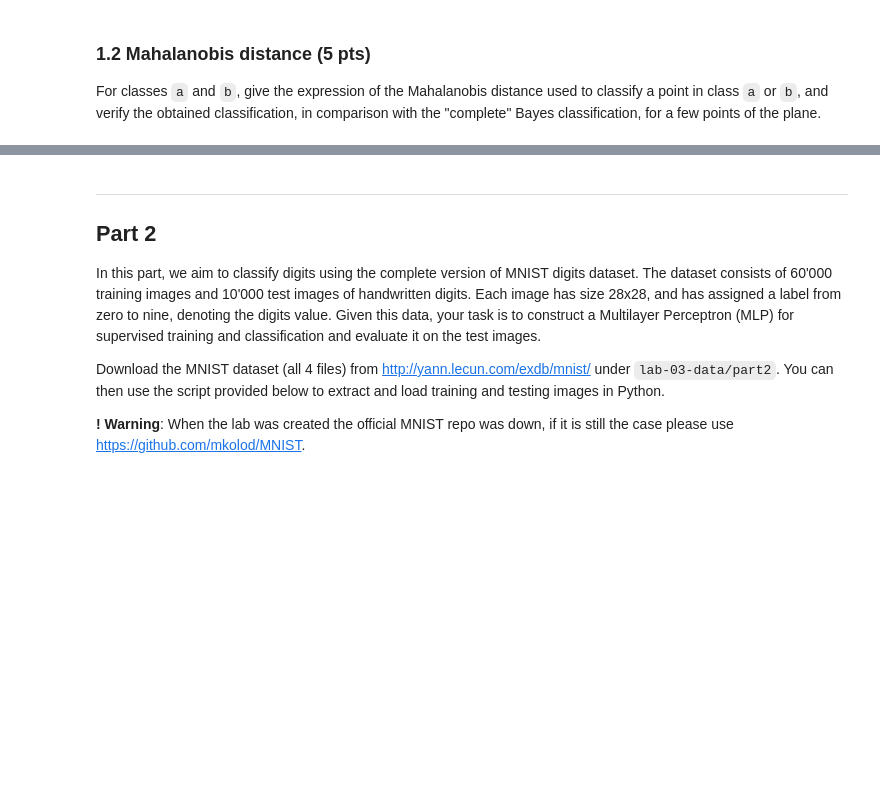
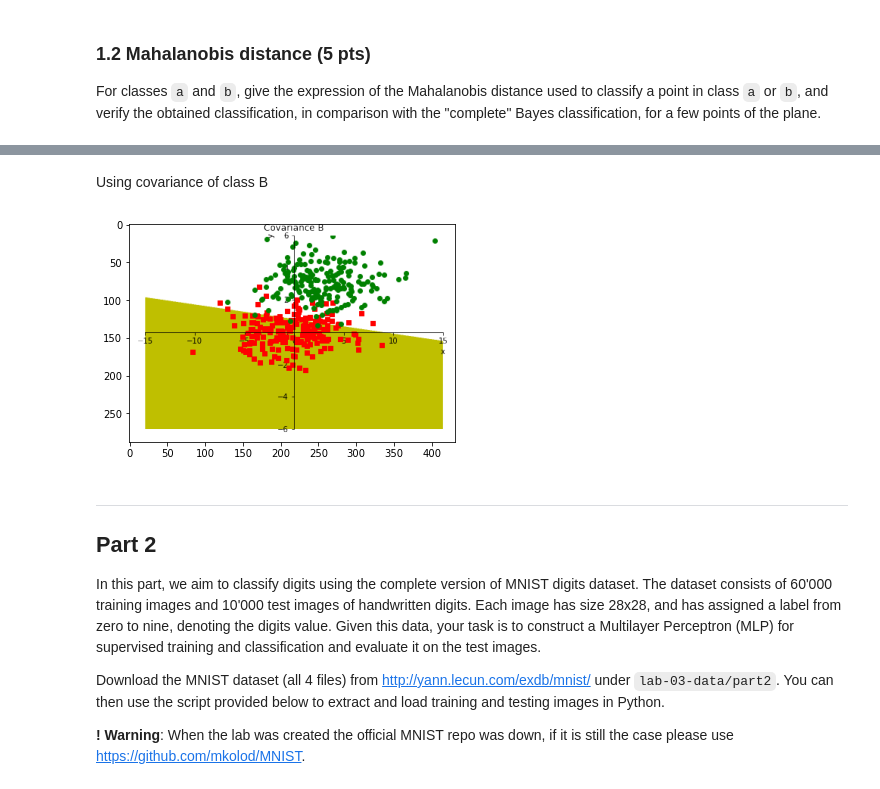
Before and after one commit to Ahmedounet/iapr, a Jupyter notebook: labs/lab_03_classification.ipynb, the cells around one changed output, grey strips where cells are left out. Drawn from its saved outputs; the diff is of its cells as text; code cells hidden in the pictures; blank space fills up the shorter version.

```diff
--- a/labs/lab_03_classification.ipynb
+++ b/labs/lab_03_classification.ipynb
@@ -292,3 +287,29 @@ plt.show()
+# %% [markdown]
+Using covariance of class B
+# %%
+x1, x2 = symbols('x y')
+expr= normal_vector(mean_a,mean_b,cov_b)@([x1,x2]-x0(mean_a,mean_b,cov_b,p_wa,p_wb,x1,x2))
+p1 = plot_implicit(expr>0, (x1,-15,15), (x2,-6,6) ,show=False,line_color='y')
+p1.show()
+clear_output()
+
+fg, ax = p1._backend.fig, p1._backend.ax[0]  # get matplotib's figure and axes
+
+# Use matplotlib to change appearance:
+ax.scatter(a[:,0] , a[:,1],zorder=2,marker='s',color='r')
+ax.scatter(b[:,0], b[:,1],zorder=2, color='g')
+
+# set a title and labels
+ax.set_title('Covariance B')
+#plt.plot(p1)
+plt.show()
+
+fg.savefig('demo1.png')#, bbox_inches='tight')
+img = mpimg.imread('demo1.png')
+plt.imshow(img)
+plt.show()
+# %% [output]
+[figure, added]
 # %% [markdown]
 ---
 
```
Also changed, not shown: parts of 16 cells of this notebook, 2 other files.
